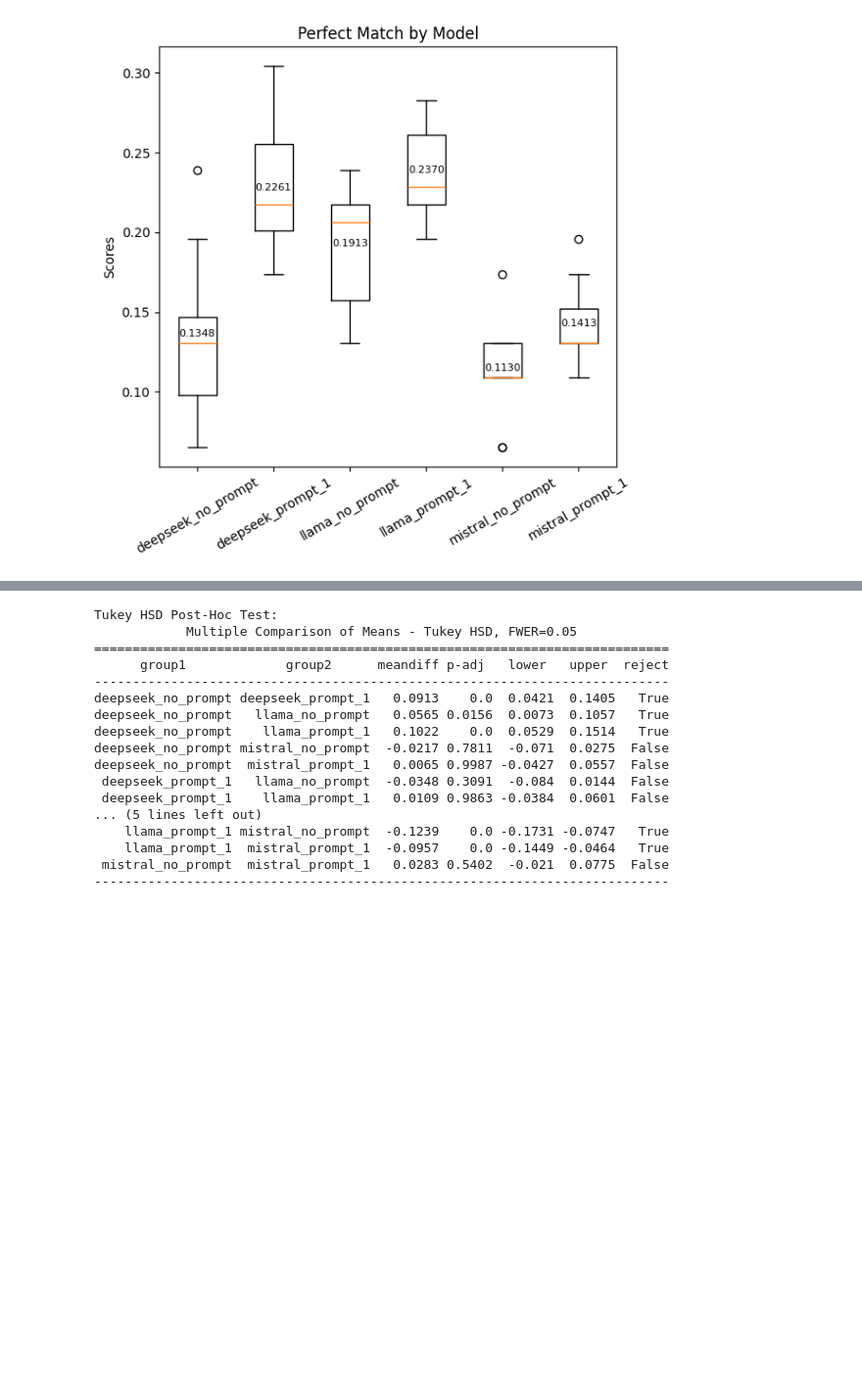
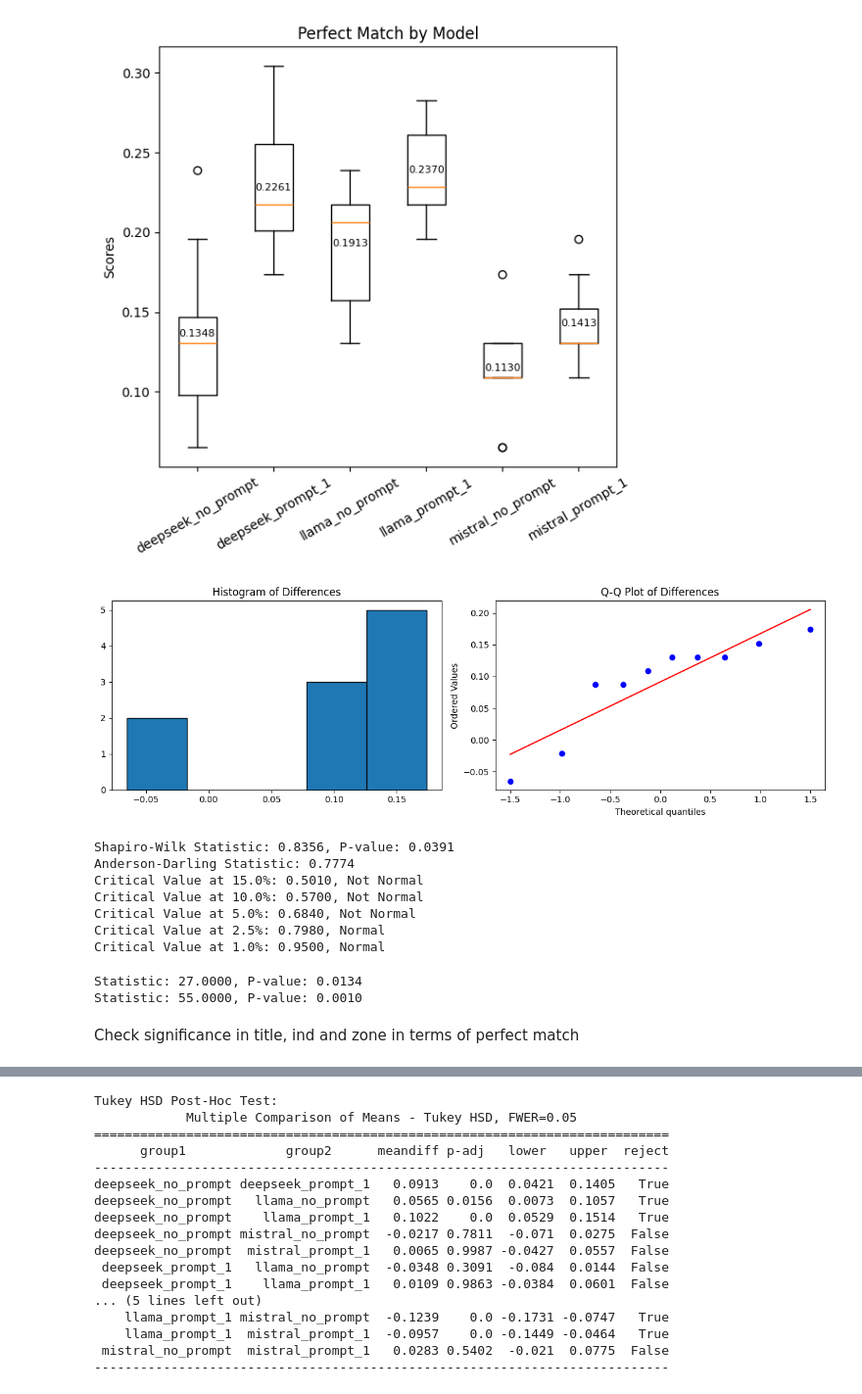
Before and after one commit to Segtanof/Teapot, a Jupyter notebook: 1_ job_match_analysis.ipynb, the cells around one changed output, grey strips where cells are left out. Shown at 98% size. Saved outputs shown, nothing was run; the diff lists cells and outputs as text; code cells hidden in the pictures; blank space fills up the shorter version.

```diff
--- a/1_ job_match_analysis.ipynb
+++ b/1_ job_match_analysis.ipynb
@@ -205,3 +159,83 @@ plt.tight_layout()
 plt.show()
 # %% [output]
 [figure]
+# %%
+#check if the the data is normally distributed
+import numpy as np
+import matplotlib.pyplot as plt
+from scipy import stats
+i = 0
+
+df1 = pd.read_json(os.path.join(folder_name, json_files[i]), lines=False).dropna()
+
+df2 = pd.read_json(os.path.join(folder_name, json_files[i+1]), lines=False).dropna()
+
+# Example data
+
+# control_means = df1.groupby("iteration")["related"].mean().to_numpy()
+# test_means = df2.groupby("iteration")["related"].mean().to_numpy()
+
+control_means = df1.groupby("iteration")["perfect_match"].mean().to_numpy()
+test_means = df2.groupby("iteration")["perfect_match"].mean().to_numpy()
+differences = test_means - control_means
+
+# Histogram
+plt.figure(figsize=(12, 4))
+plt.subplot(1, 2, 1)
+plt.hist(differences, bins=5, edgecolor='black')
+plt.title("Histogram of Differences")
+
+# Q-Q Plot
+plt.subplot(1, 2, 2)
+stats.probplot(differences, dist="norm", plot=plt)
+plt.title("Q-Q Plot of Differences")
+plt.tight_layout()
+plt.show()
+
+# Shapiro-Wilk Test
+stat, p_value = stats.shapiro(differences)
+print(f"Shapiro-Wilk Statistic: {stat:.4f}, P-value: {p_value:.4f}")
+
+# Anderson-Darling Test
+result = stats.anderson(differences)
+print(f"Anderson-Darling Statistic: {result.statistic:.4f}")
+for crit_val, sig_level in zip(result.critical_values, result.significance_level):
+    print(f"Critical Value at {sig_level}%: {crit_val:.4f}, {'Normal' if result.statistic < crit_val else 'Not Normal'}")
+# %% [output]
+[figure, added]
+Shapiro-Wilk Statistic: 0.8356, P-value: 0.0391
+Anderson-Darling Statistic: 0.7774
+Critical Value at 15.0%: 0.5010, Not Normal
+Critical Value at 10.0%: 0.5700, Not Normal
+Critical Value at 5.0%: 0.6840, Not Normal
+Critical Value at 2.5%: 0.7980, Normal
+Critical Value at 1.0%: 0.9500, Normal
+# %%
+# data is not normally distributed, use the Wilcoxon signed-rank test
+# find the p-value for the Wilcoxon signed-rank test for the two models, general performance
+from scipy.stats import wilcoxon
+i = 4
+
+df1 = pd.read_json(os.path.join(folder_name, json_files[i]), lines=False).dropna()
+df2 = pd.read_json(os.path.join(folder_name, json_files[i+1]), lines=False).dropna()
+
+
+# Example mean scores for 10 runs
+control_means = df1.groupby("iteration")["perfect_match"].mean().to_numpy()
+test_means = df2.groupby("iteration")["perfect_match"].mean().to_numpy()
+
+stat, p_value = wilcoxon(test_means, control_means, alternative='greater')  # One-tailed
+print(f"Statistic: {stat:.4f}, P-value: {p_value:.4f}")
+
+
+# Example mean scores for 10 runs
+control_means = df1.groupby("iteration")["related"].mean().to_numpy()
+test_means = df2.groupby("iteration")["related"].mean().to_numpy()
+
+stat, p_value = wilcoxon(test_means, control_means, alternative='greater')  # One-tailed
+print(f"Statistic: {stat:.4f}, P-value: {p_value:.4f}")
+# %% [output]
+Statistic: 27.0000, P-value: 0.0134
+Statistic: 55.0000, P-value: 0.0010
+# %% [markdown]
+Check significance in title, ind and zone in terms of perfect match
```
Also changed, not shown: parts of 25 cells of this notebook, 2 other files.
